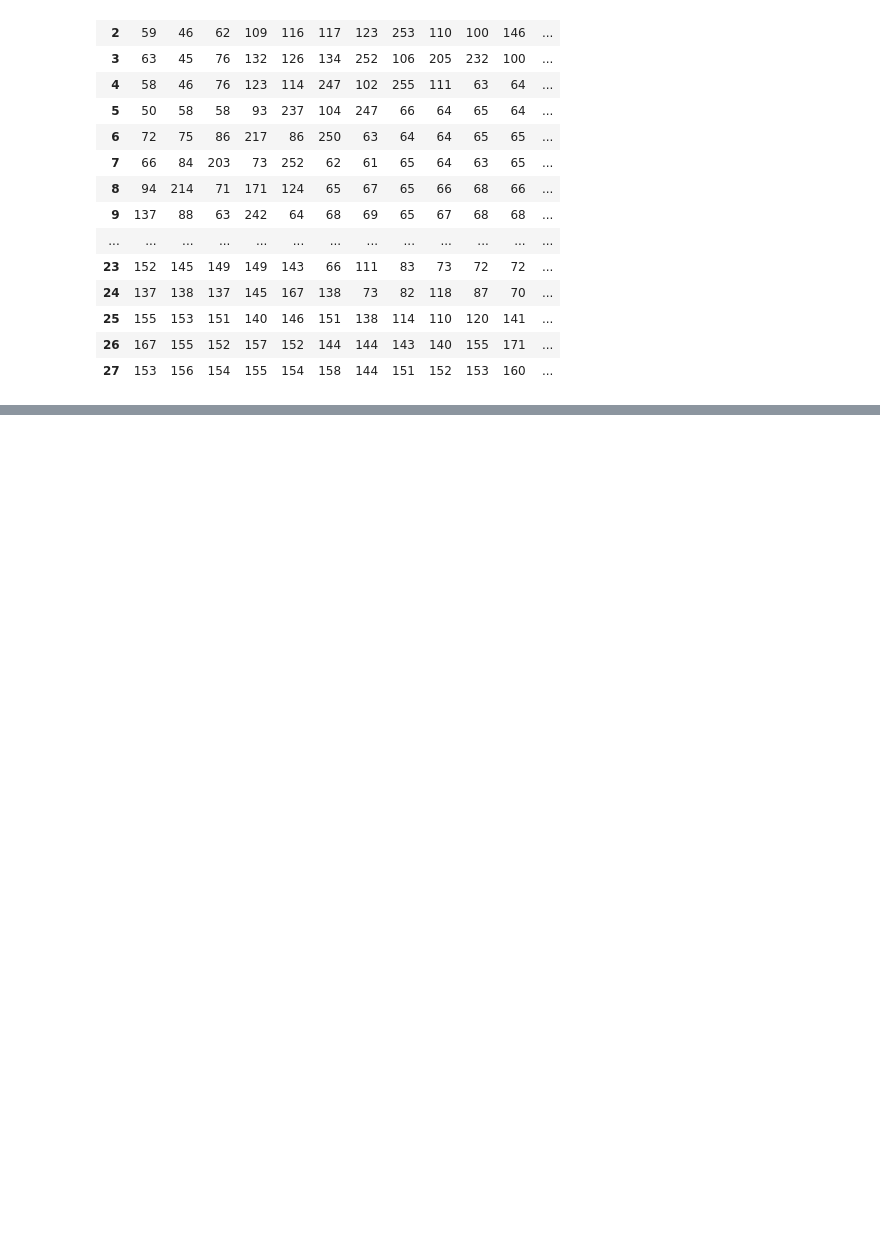
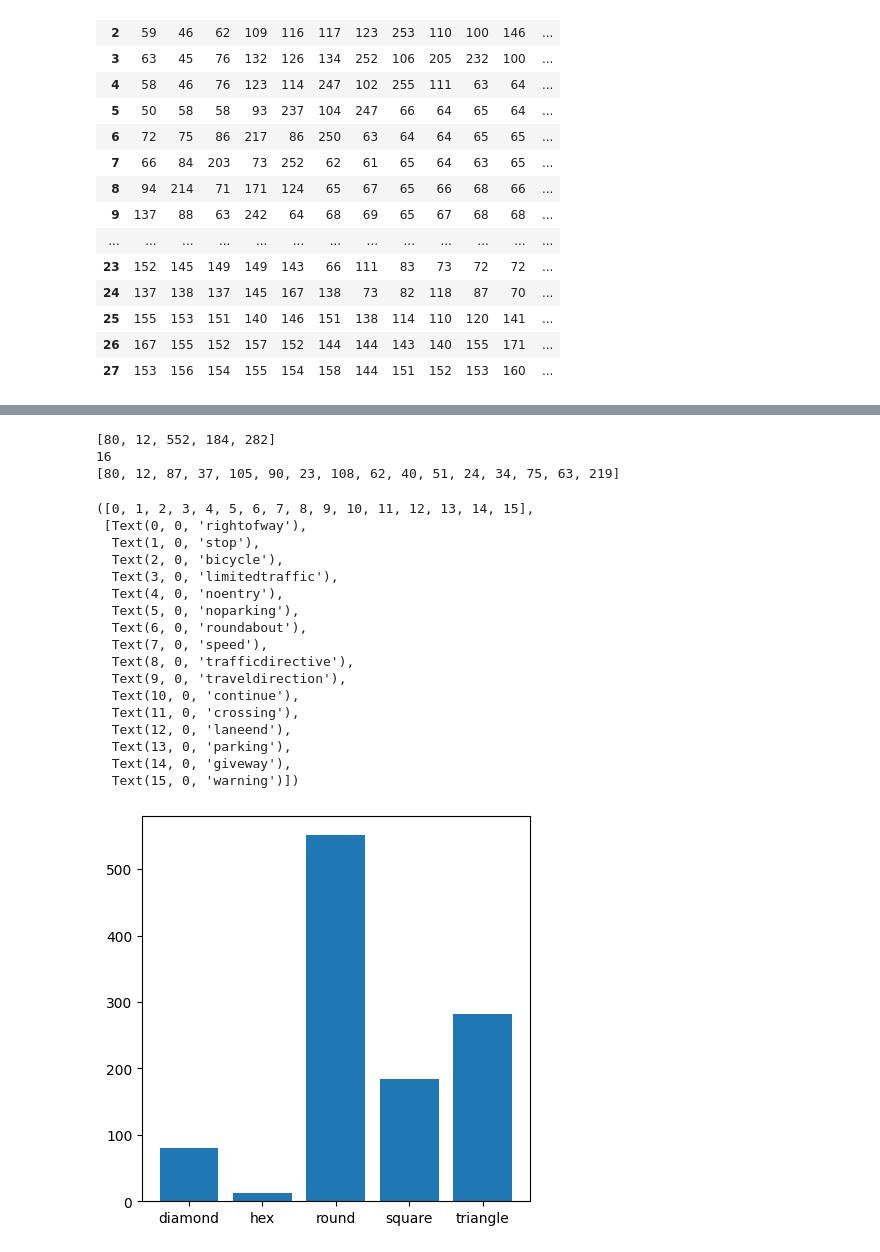
Before and after one commit to joergensiv/s4032472_s4028741_COSC2793Assignment2, a Jupyter notebook: dataframe.ipynb, the cells around one changed output, grey strips where cells are left out. Drawn from its saved outputs; the diff is of its cells as text; code cells hidden in the pictures; blank space fills up the shorter version.

```diff
--- a/dataframe.ipynb
+++ b/dataframe.ipynb
@@ -96,0 +145,44 @@ train.describe()
+# %%
+arrFormVal=[]
+npType=val['Form'].to_numpy()
+for i in range(int(npType[-1])):
+    a=np.count_nonzero(npType==str(i+1))
+    arrFormVal.append(a)
+print(arrFormVal)
+
+arrTypeVal=[]
+npType=val['Type'].to_numpy()
+print(npType[-1])
+for i in range(int(npType[-1])):
+    a=np.count_nonzero(npType==str(i+1))
+    arrTypeVal.append(a)
+print(arrTypeVal)
+
+plt.figure(figsize=(5,5))
+plt.bar(Forms, arrFormVal)
+
+plt.figure(figsize=(10,10))
+plt.bar(Types, arrTypeVal)
+plt.xticks(rotation=45)
+# %% [output]
+[80, 12, 552, 184, 282]
+16
+[80, 12, 87, 37, 105, 90, 23, 108, 62, 40, 51, 24, 34, 75, 63, 219]
+([0, 1, 2, 3, 4, 5, 6, 7, 8, 9, 10, 11, 12, 13, 14, 15],
+ [Text(0, 0, 'rightofway'),
+  Text(1, 0, 'stop'),
+  Text(2, 0, 'bicycle'),
+  Text(3, 0, 'limitedtraffic'),
+  Text(4, 0, 'noentry'),
+  Text(5, 0, 'noparking'),
+  Text(6, 0, 'roundabout'),
+  Text(7, 0, 'speed'),
+  Text(8, 0, 'trafficdirective'),
+  Text(9, 0, 'traveldirection'),
+  Text(10, 0, 'continue'),
+  Text(11, 0, 'crossing'),
+  Text(12, 0, 'laneend'),
+  Text(13, 0, 'parking'),
+  Text(14, 0, 'giveway'),
+  Text(15, 0, 'warning')])
+[figure, added]
```
Also changed, not shown: parts of 5 cells of this notebook.
